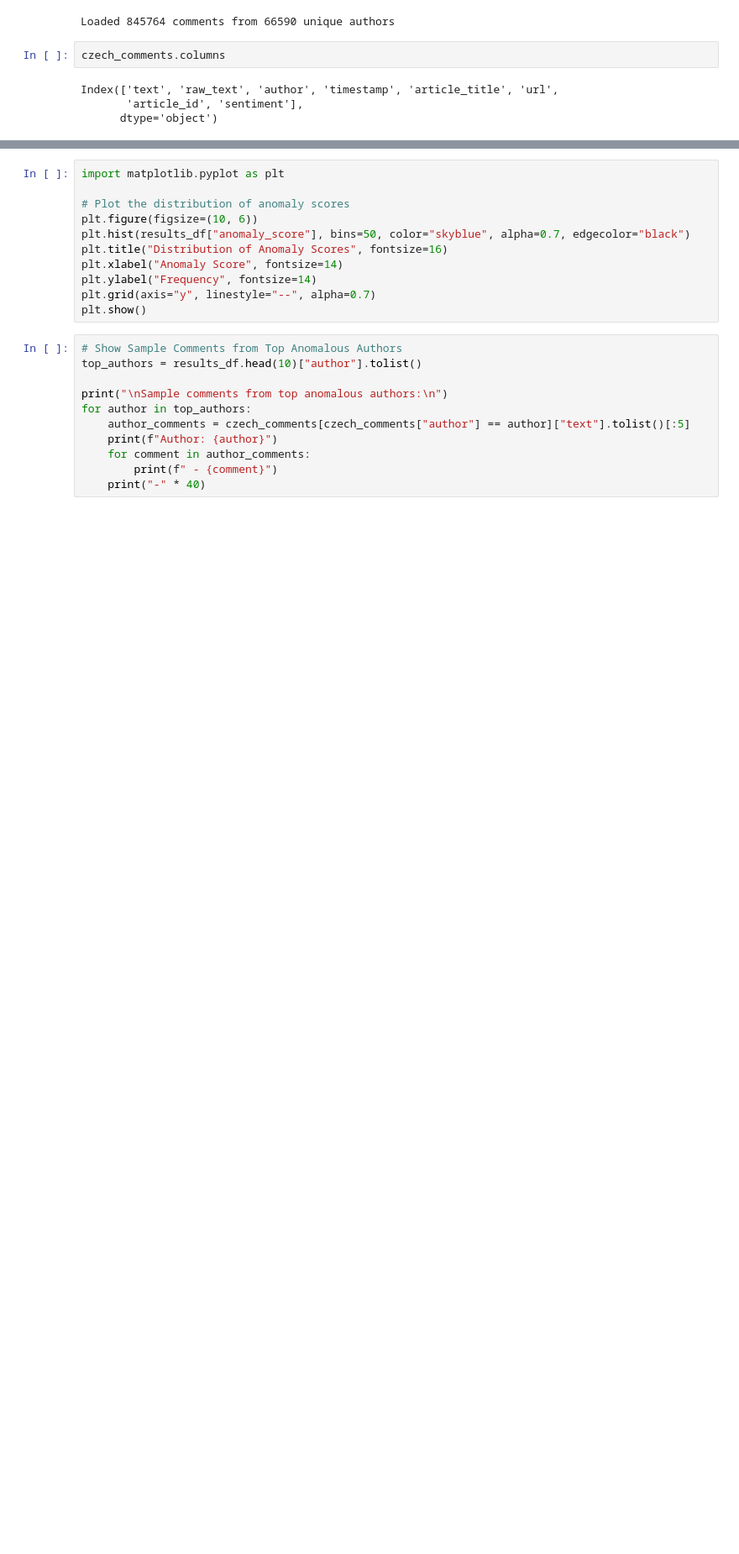
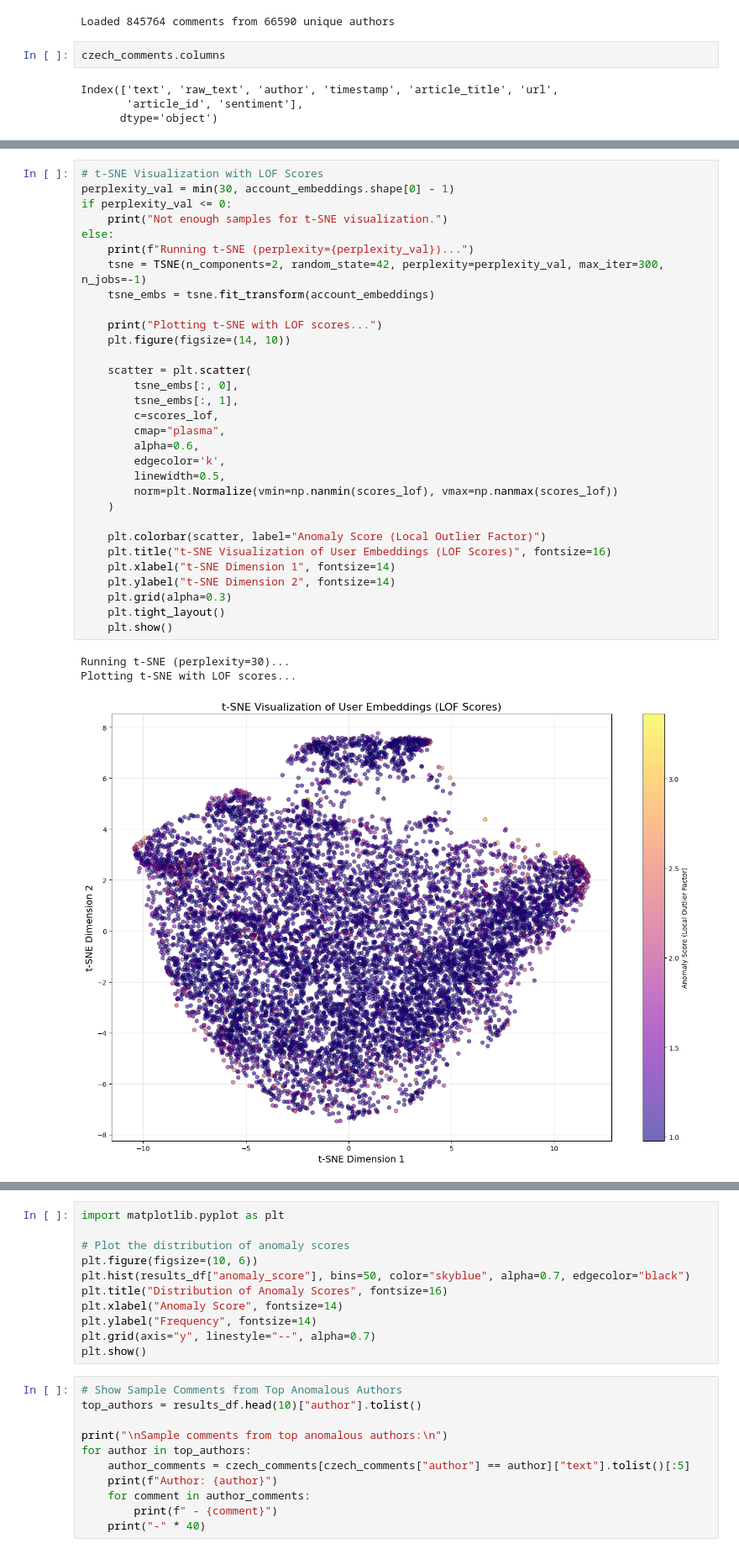
Before and after one commit to ziggyplayedguitar/nlp_thesis, a Jupyter notebook: workspace/notebooks/05_anomaly.ipynb, the cells around one changed output, grey strips where cells are left out. Shown at 84% size. Cells and saved outputs as stored; diff of their text form; blank space fills up the shorter version.

```diff
--- a/workspace/notebooks/05_anomaly.ipynb
+++ b/workspace/notebooks/05_anomaly.ipynb
@@ -134,0 +291,35 @@ print(results_df.head(10))
+# %%
+# t-SNE Visualization with LOF Scores
+perplexity_val = min(30, account_embeddings.shape[0] - 1)
+if perplexity_val <= 0:
+    print("Not enough samples for t-SNE visualization.")
+else:
+    print(f"Running t-SNE (perplexity={perplexity_val})...")
+    tsne = TSNE(n_components=2, random_state=42, perplexity=perplexity_val, max_iter=300, n_jobs=-1)
+    tsne_embs = tsne.fit_transform(account_embeddings)
+
+    print("Plotting t-SNE with LOF scores...")
+    plt.figure(figsize=(14, 10))
+
+    scatter = plt.scatter(
+        tsne_embs[:, 0],
+        tsne_embs[:, 1],
+        c=scores_lof,
+        cmap="plasma",
+        alpha=0.6,
+        edgecolor='k',
+        linewidth=0.5,
+        norm=plt.Normalize(vmin=np.nanmin(scores_lof), vmax=np.nanmax(scores_lof))
+    )
+
+    plt.colorbar(scatter, label="Anomaly Score (Local Outlier Factor)")
+    plt.title("t-SNE Visualization of User Embeddings (LOF Scores)", fontsize=16)
+    plt.xlabel("t-SNE Dimension 1", fontsize=14)
+    plt.ylabel("t-SNE Dimension 2", fontsize=14)
+    plt.grid(alpha=0.3)
+    plt.tight_layout()
+    plt.show()
+# %% [output]
+Running t-SNE (perplexity=30)...
+Plotting t-SNE with LOF scores...
+[figure, added]
```
Also changed, not shown: parts of 16 cells of this notebook.
